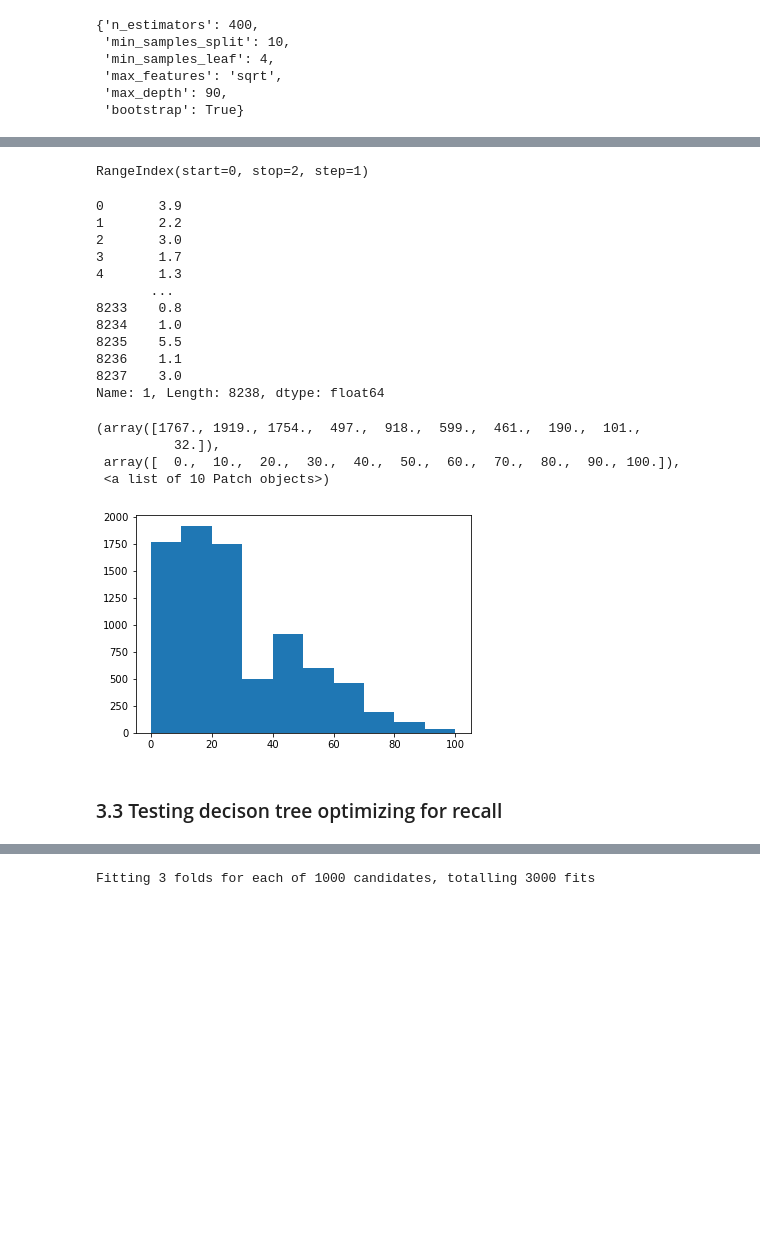
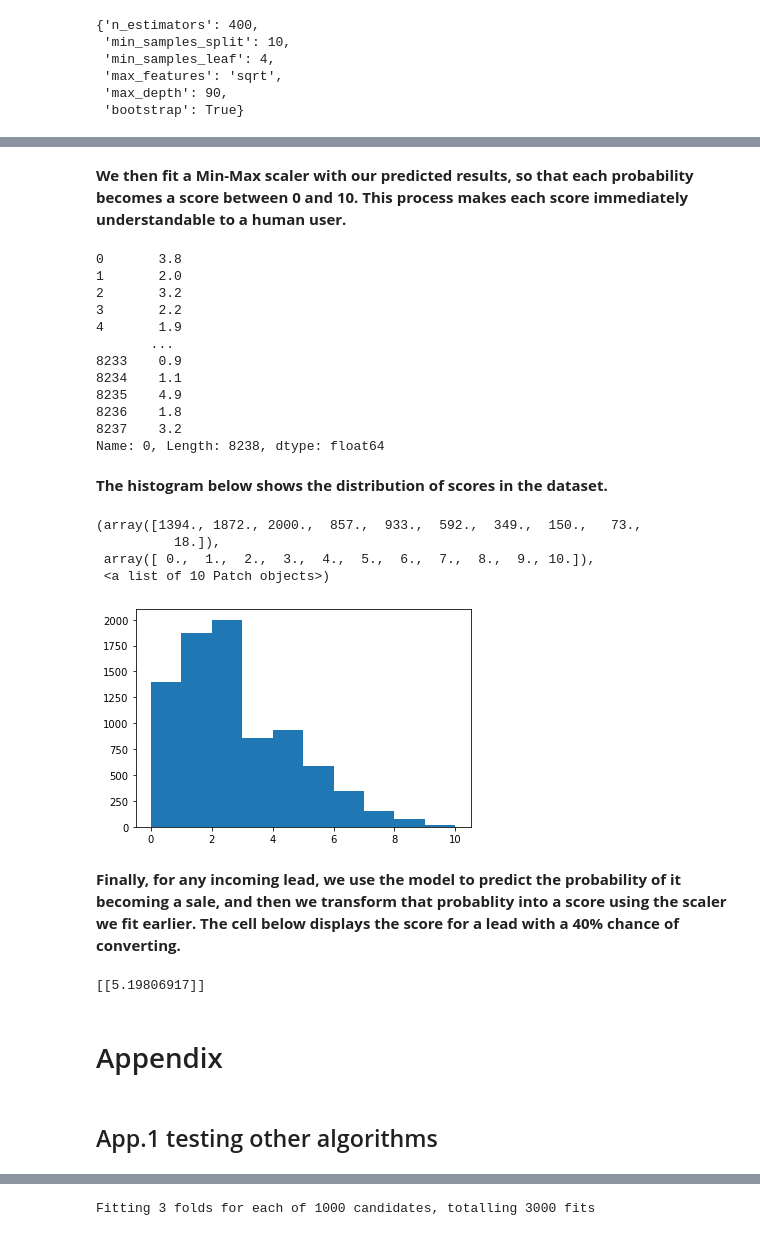
Before and after one commit to miguel-chacon-ni/Lead-Scoring-Model, a Jupyter notebook: Notebook.ipynb, the cells around one changed output, grey strips where cells are left out. Saved outputs shown, nothing was run; the diff lists cells and outputs as text; code cells hidden in the pictures; blank space fills up the shorter version.

```diff
--- a/Notebook.ipynb
+++ b/Notebook.ipynb
@@ -970,21 +947,24 @@ pd.DataFrame(predictions).drop(1)
+# %%
+predictions=rf.predict_proba(x_test)
+predictions=pd.DataFrame(predictions).drop(0,axis="columns")
+# %% [markdown]
+**We then fit a Min-Max scaler with our predicted results, so that each probability becomes a score between 0 and 10. This process makes each score immediately understandable to a human user.**
 # %%
+sc_x=MN()
 array=sc_x.fit_transform(predictions)
 aye=pd.DataFrame(array)
-aye.columns
-# %% [output]
-RangeIndex(start=0, stop=2, step=1)
 # %%
-round(aye[1]*10,ndigits=1)
+round(aye[0]*10,ndigits=1)
 # %% [output]
-0       3.9
-1       2.2
-2       3.0
-3       1.7
-4       1.3
+0       3.8
+1       2.0
+2       3.2
+3       2.2
+4       1.9
        ...
-8233    0.8
-8234    1.0
-8235    5.5
-8236    1.1
-8237    3.0
-Name: 1, Length: 8238, dtype: float64
+8233    0.9
+8234    1.1
+8235    4.9
+8236    1.8
+8237    3.2
+Name: 0, Length: 8238, dtype: float64
@@ -991,10 +973,22 @@ Name: 1, Length: 8238, dtype: float64
+# %% [markdown]
+**The histogram below shows the distribution of scores in the dataset.**
 # %%
-plt.hist(aye[1]*100)
+plt.hist(aye[0]*10)
 # %% [output]
-(array([1767., 1919., 1754.,  497.,  918.,  599.,  461.,  190.,  101.,
-          32.]),
- array([  0.,  10.,  20.,  30.,  40.,  50.,  60.,  70.,  80.,  90., 100.]),
+(array([1394., 1872., 2000.,  857.,  933.,  592.,  349.,  150.,   73.,
+          18.]),
+ array([ 0.,  1.,  2.,  3.,  4.,  5.,  6.,  7.,  8.,  9., 10.]),
  <a list of 10 Patch objects>)
-[figure, old version]
+[figure, new version]
-# %% [markdown]
-### 3.3 Testing decison tree optimizing for recall
+# %% [markdown]
+**Finally, for any incoming lead, we use the model to predict the probability of it becoming a sale, and then we transform that probablity into a score using the scaler we fit earlier. The cell below displays the score for a lead with a 40% chance of converting.**
+# %%
+probability=.4
+score=sc_x.transform([[probability]])*10
+print(score)
+# %% [output]
+[[5.19806917]]
+# %% [markdown]
+# Appendix
+# %% [markdown]
+## App.1 testing other algorithms
```
Also changed, not shown: parts of 14 cells of this notebook.
